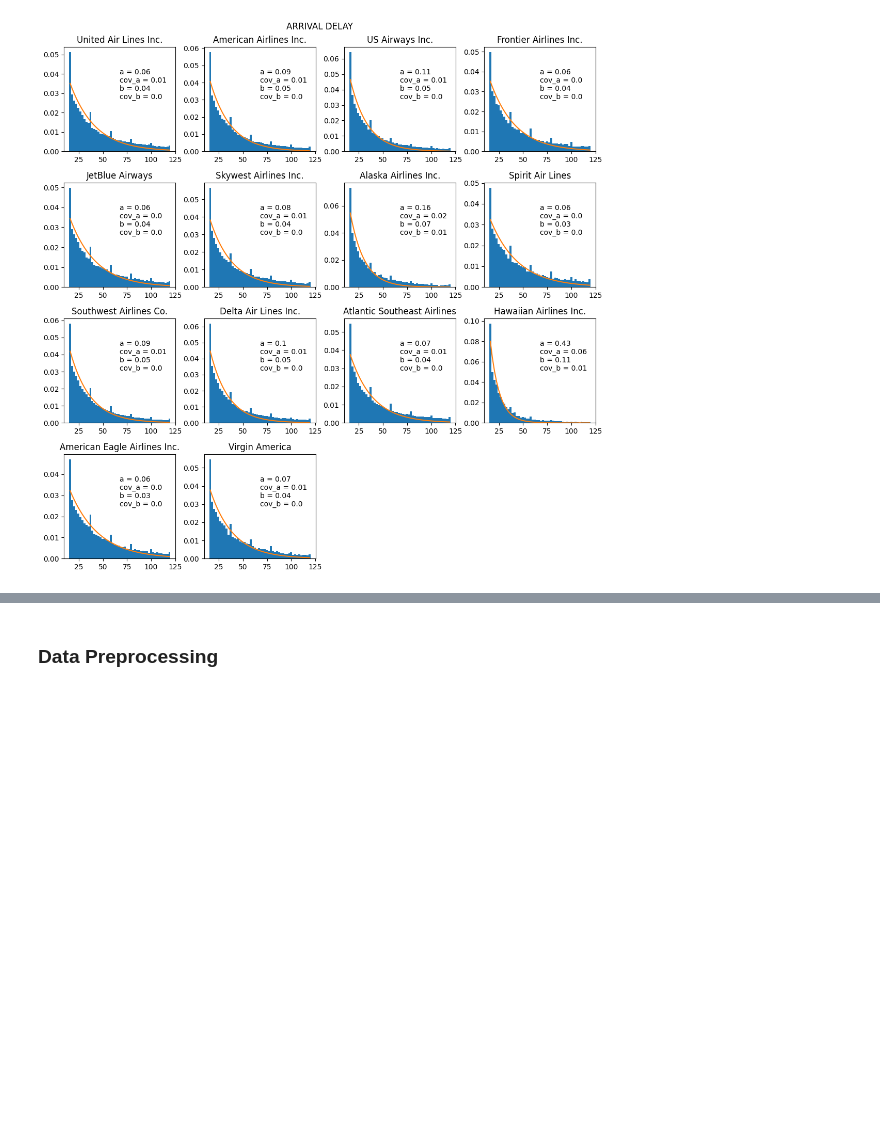
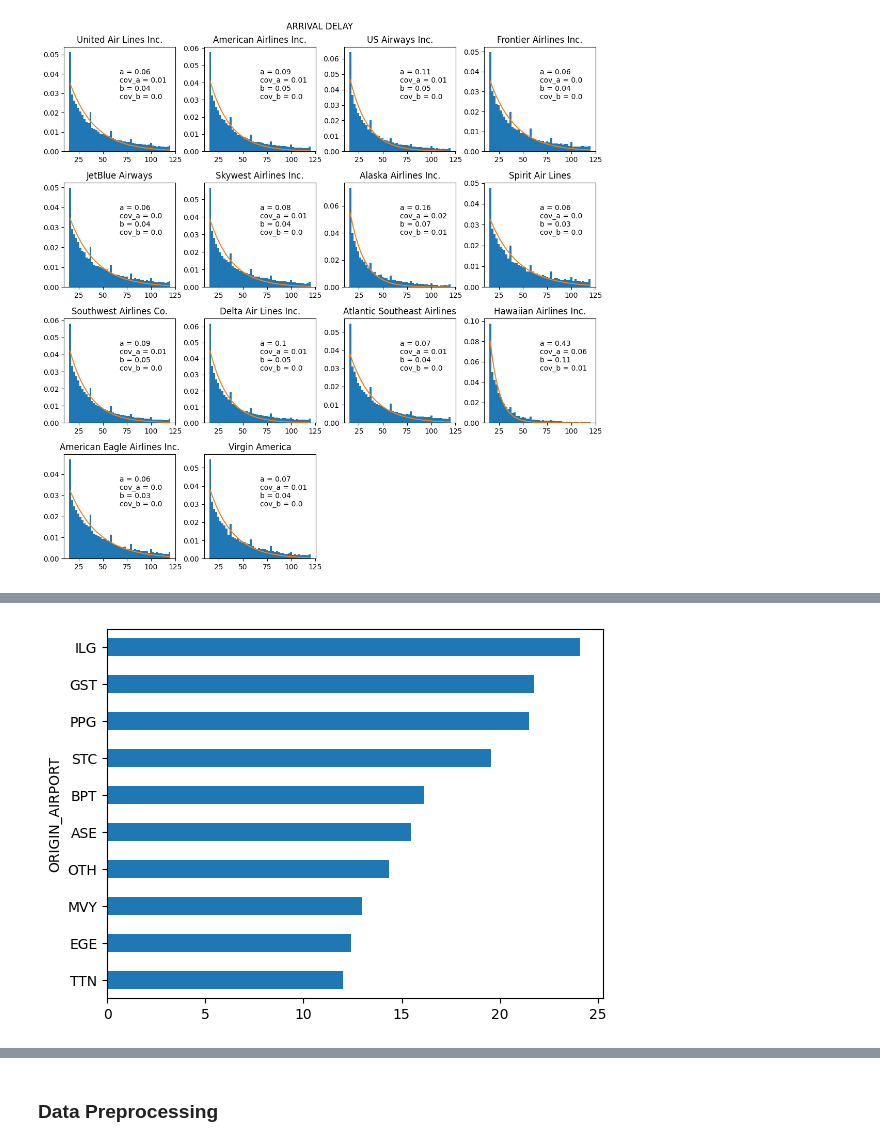
Before and after one commit to yhangchen/Flight-Delays-Prediction, a Jupyter notebook: eda.ipynb, the cells around one changed output, grey strips where cells are left out. Cells and saved outputs as stored; diff of their text form; code cells hidden in the pictures; blank space fills up the shorter version.

```diff
--- a/eda.ipynb
+++ b/eda.ipynb
@@ -209,0 +217,5 @@ plt.tight_layout()
+# %%
+df_flights.groupby('ORIGIN_AIRPORT').mean()['ARRIVAL_DELAY'].sort_values()[-10:].plot(kind='barh')
+plt.show()
+# %% [output]
+[figure, added]
```
Also changed, not shown: parts of 4 cells of this notebook.
